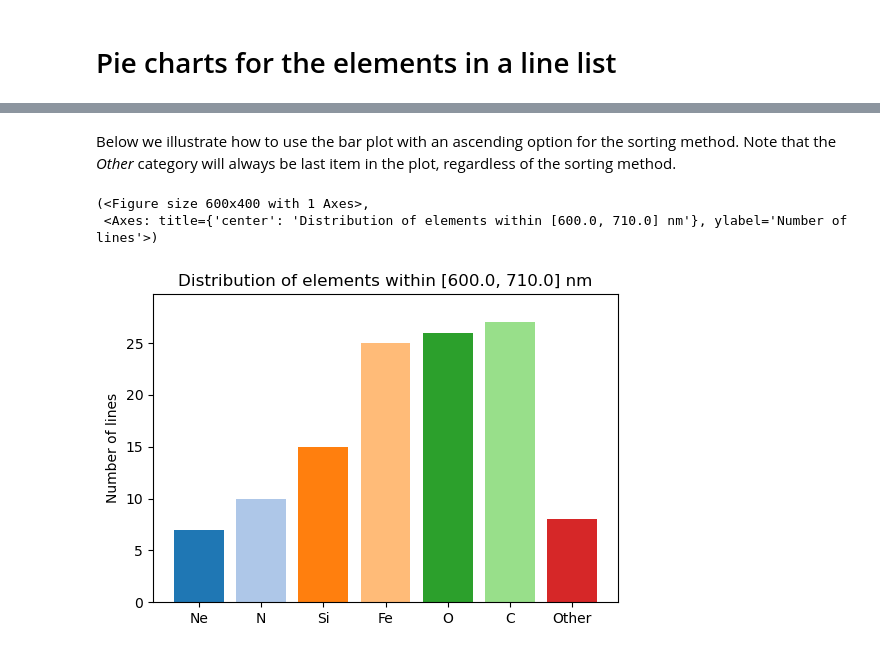
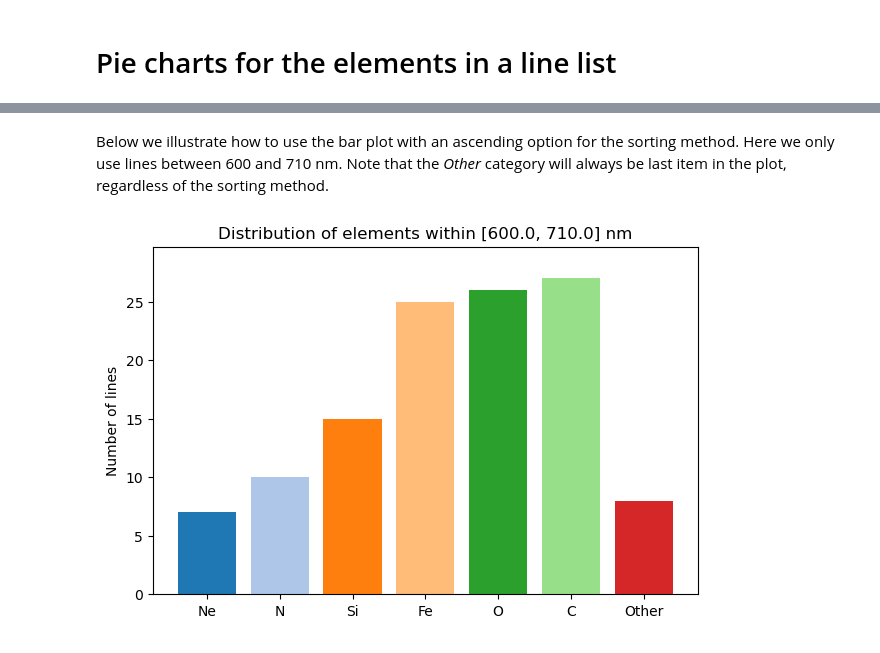
Before and after one commit to folsomcp/specpolFlow, a Jupyter notebook: docs-jb/Tutorials/PlotElementsPieChart_Tutorial.ipynb, the cells around one changed output, grey strips where cells are left out. Cells and saved outputs as stored; diff of their text form; code cells hidden in the pictures.

```diff
--- a/docs-jb/Tutorials/PlotElementsPieChart_Tutorial.ipynb
+++ b/docs-jb/Tutorials/PlotElementsPieChart_Tutorial.ipynb
@@ -10,4 +12,3 @@ In the example below, we use the line mask created in the [Mask Class Tutorial](
 # %%
 # Load the line mask
-mask = pol.read_mask('/Users/zaire/Codes/specpolFlow/docs-jb/Tutorials/ExcludeMaskRegionsClass_tutorialfiles/T27000G35_depth0.02.mask')
-type(mask)
+mask = pol.read_mask('ExcludeMaskRegionsClass_tutorialfiles/T27000G35_depth0.02.mask')
@@ -42,9 +37,12 @@ pol.plot_elementsChart(mask, wmin, wmax, sort='z', treshold=5)
 # %% [markdown]
-Below we illustrate how to use the bar plot with an ascending option for the sorting method. Note that the _Other_ category will always be last item in the plot, regardless of the sorting method.
+Below we illustrate how to use the bar plot with an ascending option for the sorting method.  Here we only use lines between 600 and 710 nm.  Note that the _Other_ category will always be last item in the plot, regardless of the sorting method.
 # %%
+# Set wavelength range of lines considered
+wmin = 600.0
+wmax = 710.0
+
 # Plot elements pie chart
-pol.plot_elementsChart(mask, wmin, wmax,plotStyle='bar', sort='a', treshold=5)
+pol.plot_elementsChart(mask, wmin, wmax,plotStyle='bar', sort='A', threshold=0.05)
+plt.show()
 # %% [output]
-(<Figure size 600x400 with 1 Axes>,
- <Axes: title={'center': 'Distribution of elements within [600.0, 710.0] nm'}, ylabel='Number of lines'>)
-[figure, old version]
+[figure, new version]
```
Also changed, not shown: parts of 8 cells of this notebook, 1 other file.
